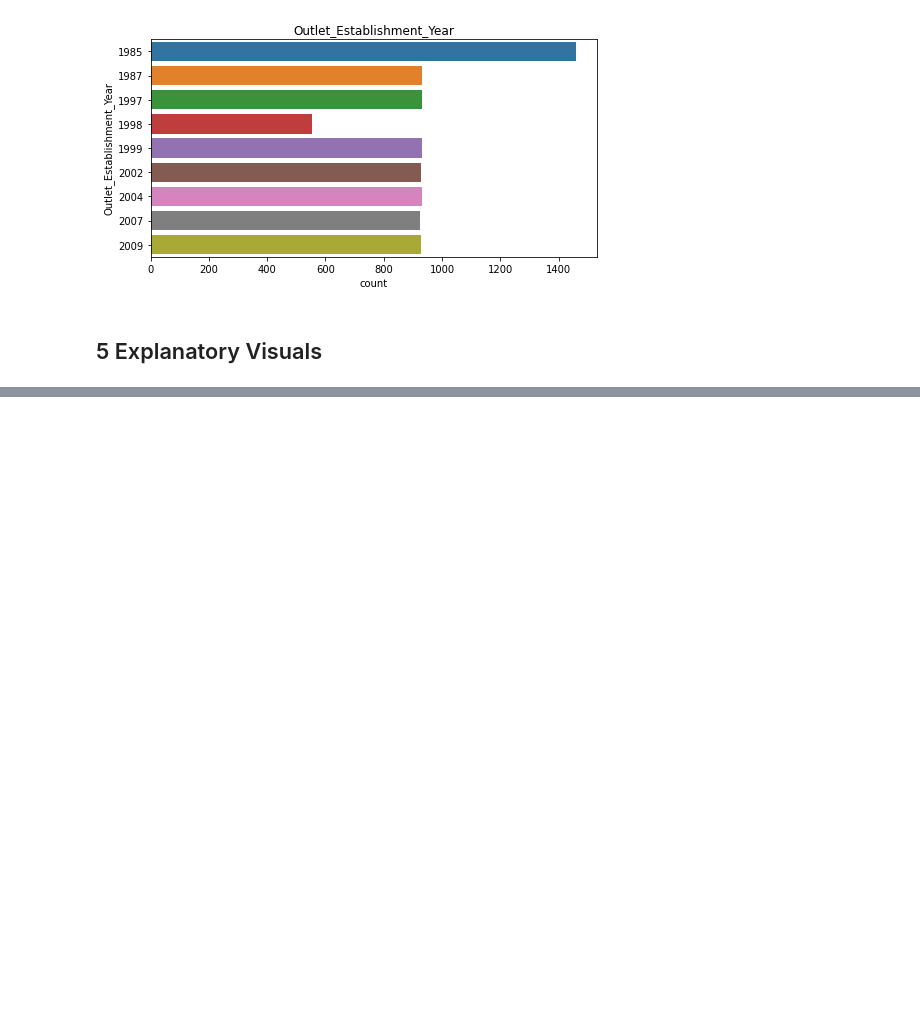
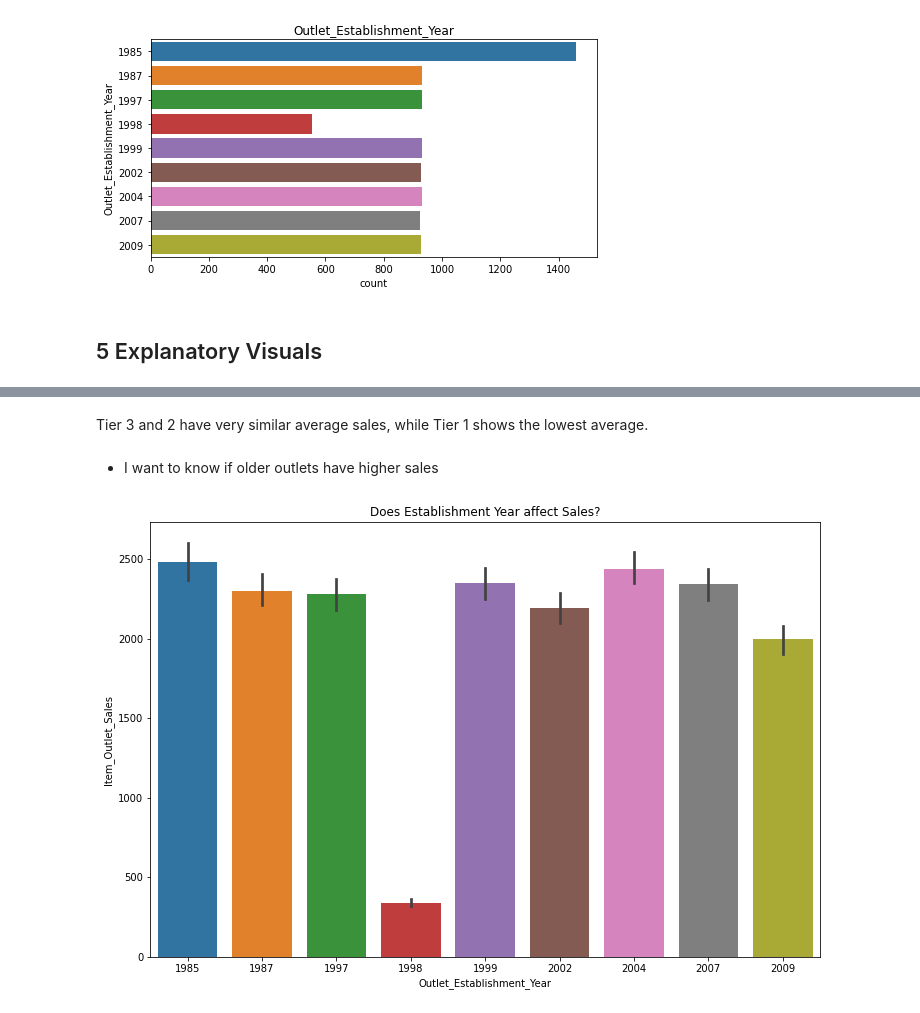
Before and after one commit to RaymondGarcia1107/CodingDojoProject1, a Jupyter notebook: Sales_Predictions.ipynb, the cells around one changed output, grey strips where cells are left out. Drawn from its saved outputs; the diff is of its cells as text; code cells hidden in the pictures; blank space fills up the shorter version.

```diff
--- a/Sales_Predictions.ipynb
+++ b/Sales_Predictions.ipynb
@@ -557,0 +593,11 @@ ax2.set_title('Outlet_Establishment_Year');
+# %% [markdown]
+Tier 3 and 2 have very similar average sales, while Tier 1 shows the lowest average.
+# %% [markdown]
+* I want to know if older outlets have higher sales
+# %%
+fig, ax = plt.subplots(figsize = (12,8))
+
+sns.barplot(data = sales, x = 'Outlet_Establishment_Year', y = 'Item_Outlet_Sales', ax = ax)
+ax.set_title('Does Establishment Year affect Sales?');
+# %% [output]
+[figure, added]
```
Also changed, not shown: parts of 18 cells of this notebook.
